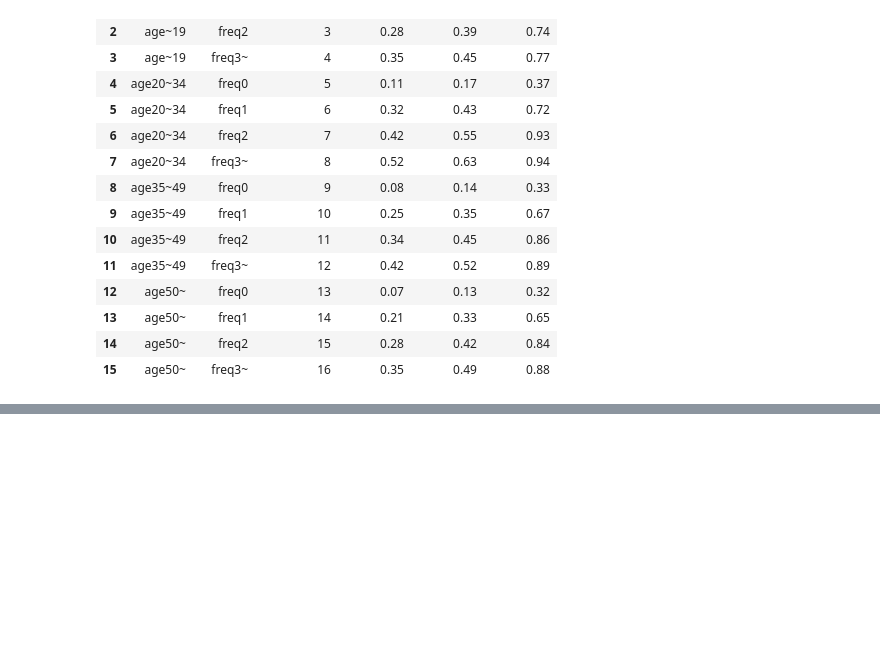
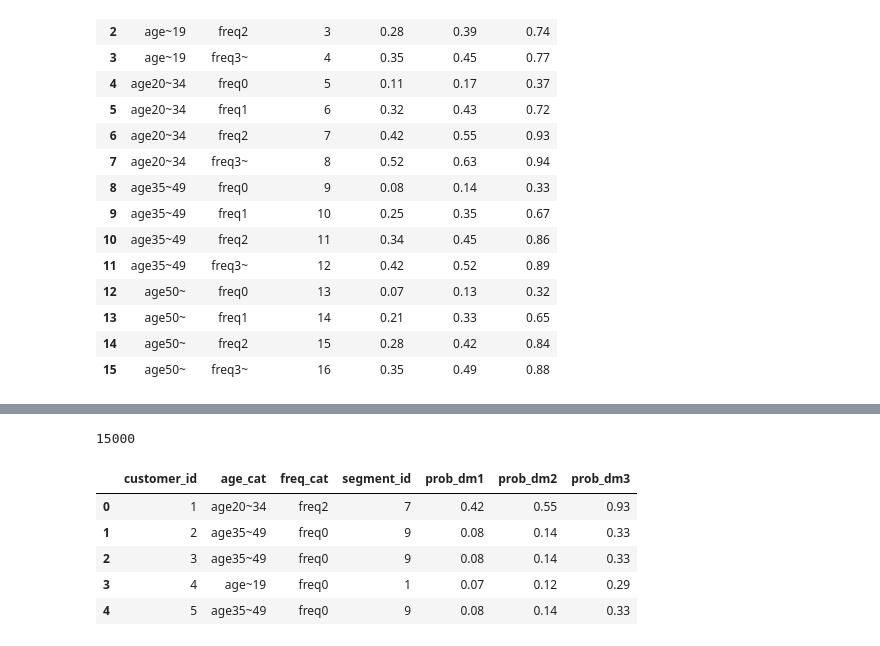
Before and after one commit to maton369/PyOptBook_Practice, a Jupyter notebook: 4_coupon/main.ipynb, the cells around one changed output, grey strips where cells are left out. Saved outputs shown, nothing was run; the diff lists cells and outputs as text; code cells hidden in the pictures; blank space fills up the shorter version.

```diff
--- a/4_coupon/main.ipynb
+++ b/4_coupon/main.ipynb
@@ -97,0 +108,8 @@ plt.show()
+# %%
+xim = {}
+for i in I:
+    for m in M:
+        xim[i, m] = pulp.LpVariable(name=f"xim({i},{m})", cat="Binary")
+len(xim)
+# %% [output]
+15000
@@ -97,0 +119,11 @@ plt.show()
+# %%
+keys = ["age_cat", "freq_cat"]
+cust_prob_df = pd.merge(cust_df, prob_df, on=keys)
+cust_prob_df.head()
+# %% [output]
+|  | customer_id | age_cat | freq_cat | segment_id | prob_dm1 | prob_dm2 | prob_dm3 |
+| 0 | 1 | age20~34 | freq2 | 7 | 0.42 | 0.55 | 0.93 |
+| 1 | 2 | age35~49 | freq0 | 9 | 0.08 | 0.14 | 0.33 |
+| 2 | 3 | age35~49 | freq0 | 9 | 0.08 | 0.14 | 0.33 |
+| 3 | 4 | age~19 | freq0 | 1 | 0.07 | 0.12 | 0.29 |
+| 4 | 5 | age35~49 | freq0 | 9 | 0.08 | 0.14 | 0.33 |
```
Also changed, not shown: parts of 15 cells of this notebook.
